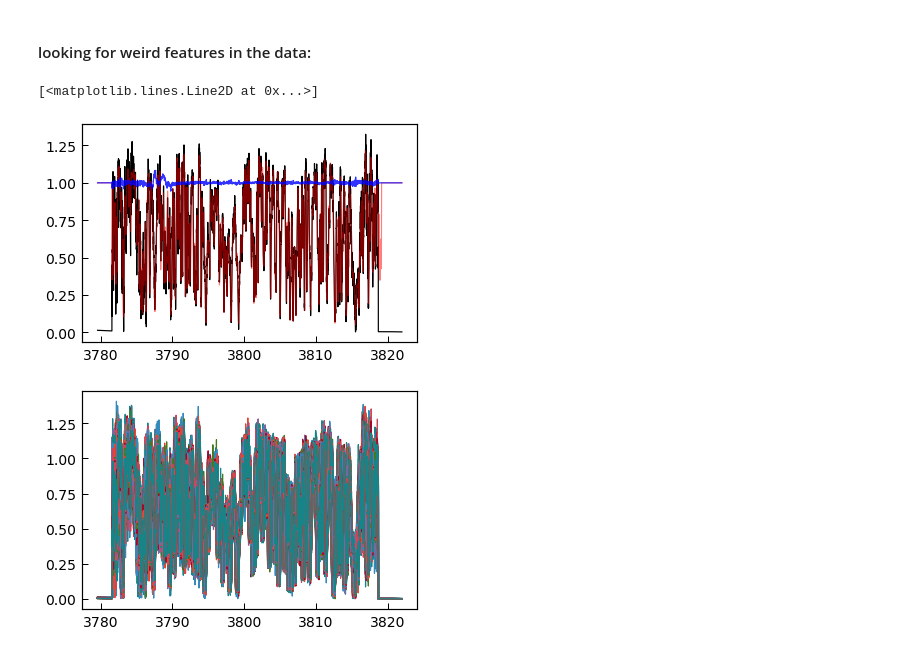
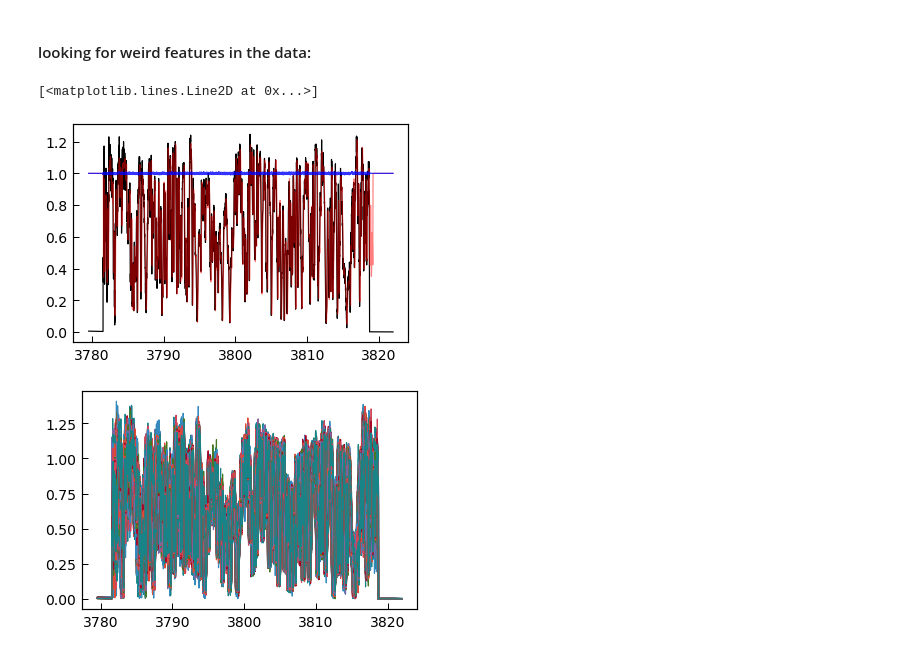
Before and after one commit to megbedell/wobble, a Jupyter notebook: regularization3.ipynb, the cells around one changed output. Saved outputs shown, nothing was run; the diff lists cells and outputs as text; code cells hidden in the pictures.

```diff
--- a/regularization3.ipynb
+++ b/regularization3.ipynb
@@ -16,10 +16,12 @@ results = wobble.Results(data=data)
 validation_epochs = np.random.choice(data.N, data.N//10, replace=False)
 training_epochs = np.delete(np.arange(data.N), validation_epochs)
 
-training_data = wobble.Data('51peg_e2ds.hdf5', filepath='data/', orders=[o], mask_epochs=validation_epochs)
+training_data = wobble.Data('51peg_e2ds.hdf5', filepath='data/', orders=[o],
+                            epochs=training_epochs)
 training_results = wobble.Results(training_data)
 
-validation_data = wobble.Data('51peg_e2ds.hdf5', filepath='data/', orders=[o], mask_epochs=training_epochs)
+validation_data = wobble.Data('51peg_e2ds.hdf5', filepath='data/', orders=[o],
+                              epochs=validation_epochs)
 validation_results = wobble.Results(validation_data)
 # %%
 r = 0
@@ -138,11 +147,11 @@ plt.savefig('telluric_L2.png')
 # %%
 n = validation_epochs[0]
 plt.plot(np.exp(data.xs[r][n]), np.exp(data.ys[r][n]), color='k')
-plt.plot(np.exp(data.xs[r][n]), np.exp(validation_results.star_ys_predicted[r][n]), color='r', alpha=0.5)
-plt.plot(np.exp(data.xs[r][n]), np.exp(validation_results.tellurics_ys_predicted[r][n]), color='b', alpha=0.8)
+plt.plot(np.exp(data.xs[r][n]), np.exp(validation_results.star_ys_predicted[r][0]), color='r', alpha=0.5)
+plt.plot(np.exp(data.xs[r][n]), np.exp(validation_results.tellurics_ys_predicted[r][0]), color='b', alpha=0.8)
 # %% [output]
 [<matplotlib.lines.Line2D at 0x...>]
-[figure, old version]
+[figure, new version]
 # %%
 for n in range(data.N):
     plt.plot(np.exp(data.xs[0][n]), np.exp(data.ys[0][n]))
```
Also changed, not shown: parts of 9 cells of this notebook, 4 other files.
